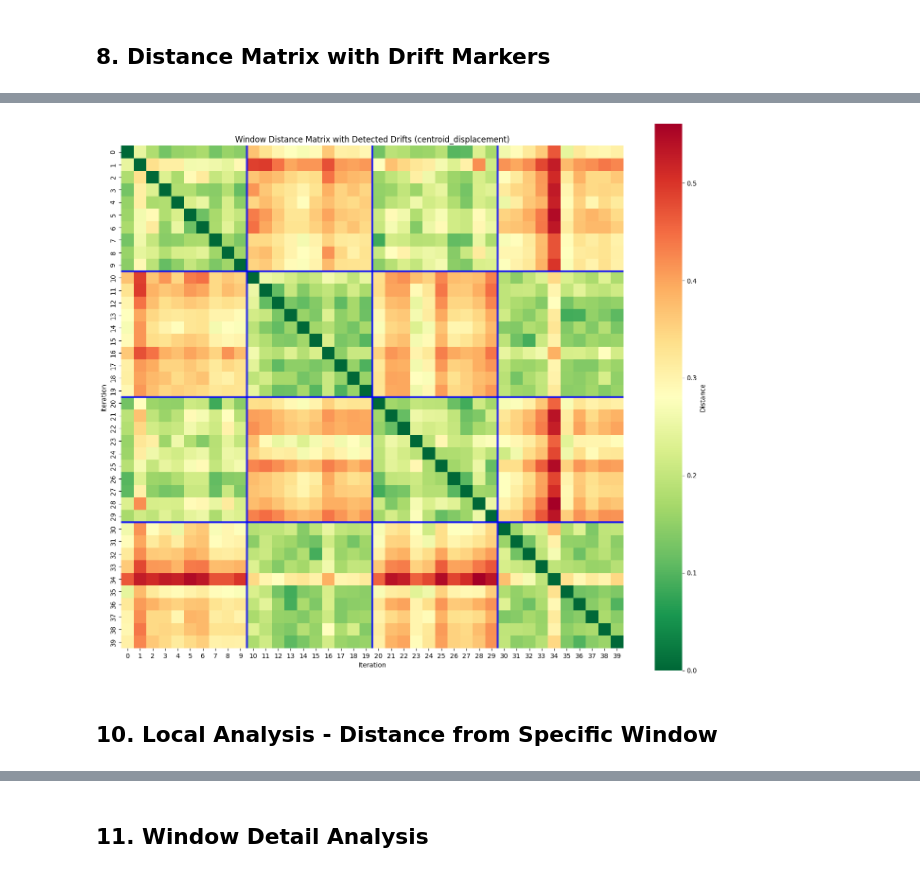
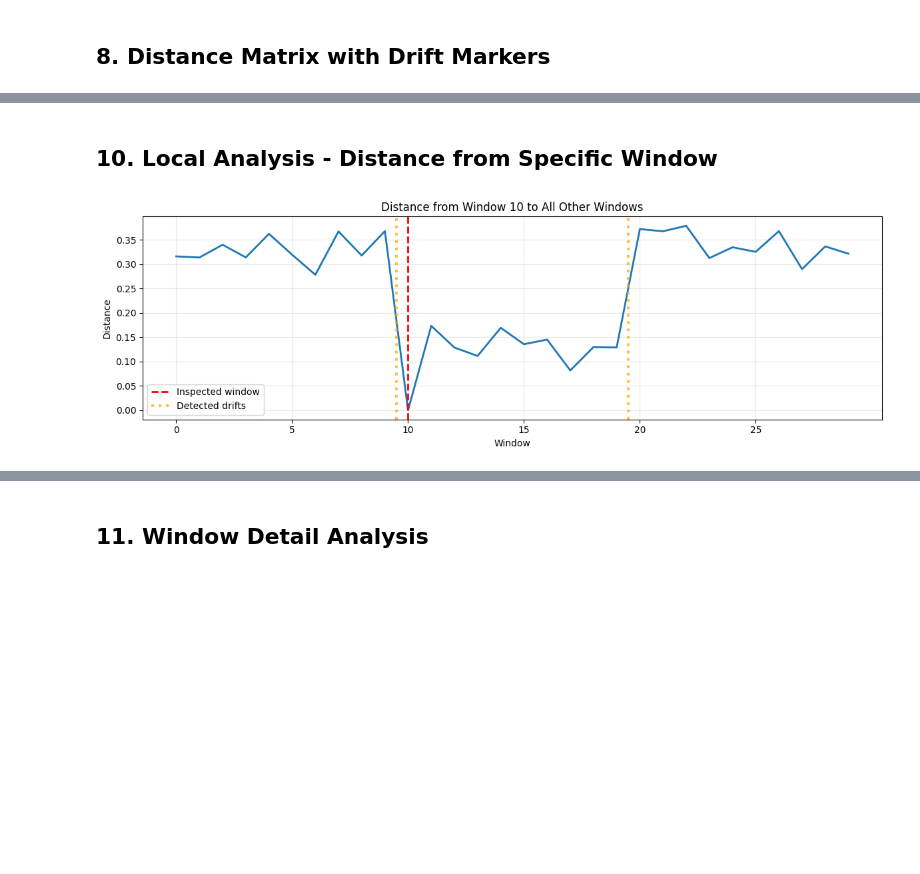
Before and after one commit to KubaCzech/DriftDetectionWithExplainableAI, a Jupyter notebook: notebooks/prototype_drift_analysis.ipynb, the cells around one changed output, grey strips where cells are left out. Drawn from its saved outputs; the diff is of its cells as text; code cells hidden in the pictures; blank space fills up the shorter version.

```diff
--- a/notebooks/prototype_drift_analysis.ipynb
+++ b/notebooks/prototype_drift_analysis.ipynb
@@ -231,10 +204,15 @@ plot_cluster_timeline(labels_filtered, drift_locations=drift_locations_filtered,
-# %%
-# Visualize distance matrix with detected drift locations marked
-visualize_distance_matrix(matrix, drift_positions=drift_locations_filtered,
-                         title=f"Window Distance Matrix with Detected Drifts ({measure})")
-# %% [output]
-[figure, removed]
 # %% [markdown]
 ## 10. Local Analysis - Distance from Specific Window
+# %%
+# Select a window to analyze
+selected_window = 10
+
+# Plot distance from selected window to all others
+plot_distance_to_all_windows(storage, selected_window,
+                            drift_locations=drift_locations,
+                            measure=measure,
+                            k_median=1)  # Increase for smoothing
+# %% [output]
+[figure, added]
 # %%
 # Select a window to analyze
```
Also changed, not shown: parts of 35 cells of this notebook, 1 other file.
